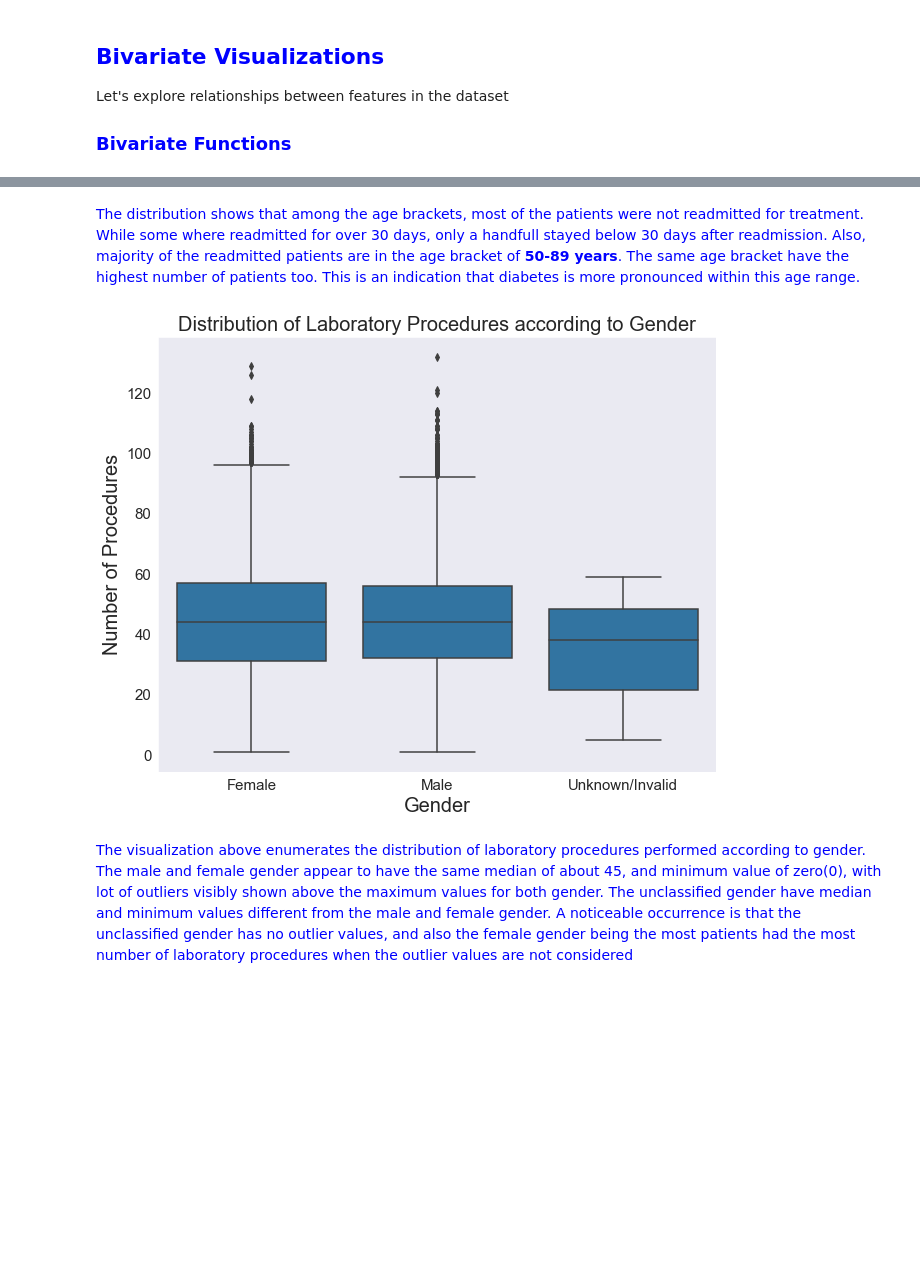
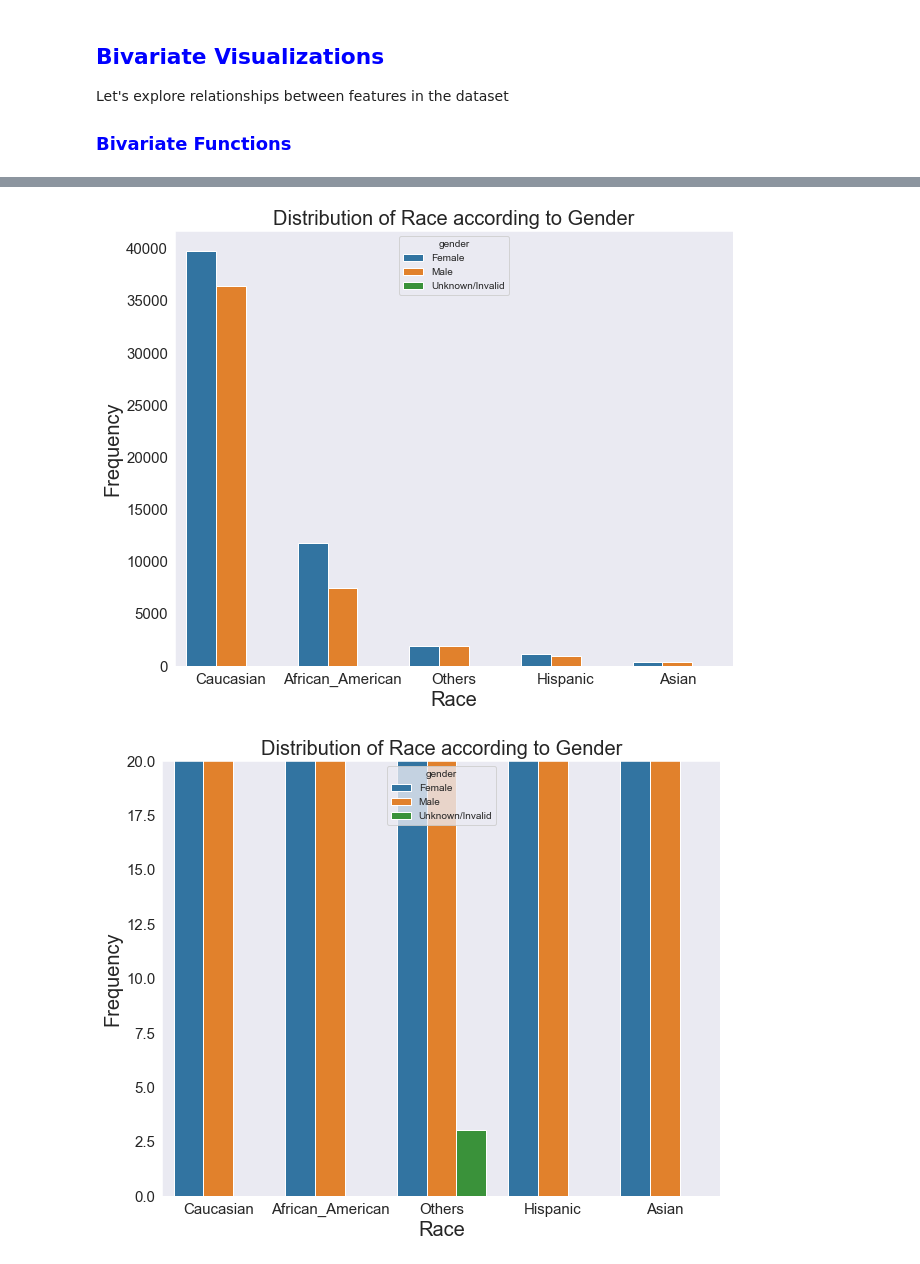
Before and after one commit to Merci93/Diabetes_in_the_US, a Jupyter notebook: US_diabetes_Analysis.ipynb, the cells around one changed output, grey strips where cells are left out. Drawn from its saved outputs; the diff is of its cells as text; code cells hidden in the pictures; blank space fills up the shorter version.

Commit message:
Updated race and gender distribution

```diff
--- a/US_diabetes_Analysis.ipynb
+++ b/US_diabetes_Analysis.ipynb
@@ -1099,9 +1080,0 @@ plot_bi(sb.countplot, 'age', None, 'readmitted', 'Distribution of Age and Readmi
-# %% [markdown]
-<span style = 'color:blue'>The distribution shows that among the age brackets, most of the patients were not readmitted for treatment. While some where readmitted for over 30 days, only a handfull stayed below 30 days after readmission. Also, majority of the readmitted patients are in the age bracket of **50-89 years**. The same age bracket have the highest number of patients too. This is an indication that diabetes is more pronounced within this age range.</span>
-# %%
-plot_bi(sb.boxplot, 'gender', 'lab_procedures', None, 'Distribution of Laboratory Procedures according to Gender',
-    'Gender', 'Number of Procedures', None, sb.color_palette()[0])
-# %% [output]
-[figure, removed]
-# %% [markdown]
-<span style = 'color:blue'>The visualization above enumerates the distribution of laboratory procedures performed according to gender. The male and female gender appear to have the same median of about 45, and minimum value of zero(0), with lot of outliers visibly shown above the maximum values for both gender. The unclassified gender have median and minimum values different from the male and female gender. A noticeable occurrence is that the unclassified gender has no outlier values, and also the female gender being the most patients had the most number of laboratory procedures when the outlier values are not considered</span>
@@ -1111,0 +1081,10 @@ plot_bi(sb.boxplot, 'gender', 'lab_procedures', None, 'Distribution of Laborator
+# %%
+plot_bi(sb.countplot, 'race', None, 'gender', 'Distribution of Race according to Gender', 'Race', 'Frequency',
+     race_order, None)
+
+plot_bi(sb.countplot, 'race', None, 'gender', 'Distribution of Race according to Gender', 'Race', 'Frequency',
+    race_order, None)
+plt.ylim(0, 20);
+# %% [output]
+[figure, added]
+[figure, added]
```
Also changed, not shown: parts of 16 cells of this notebook.
